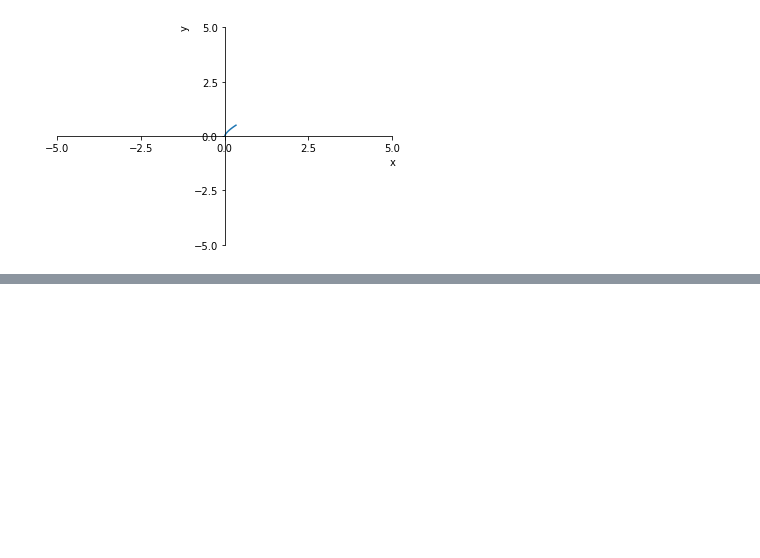
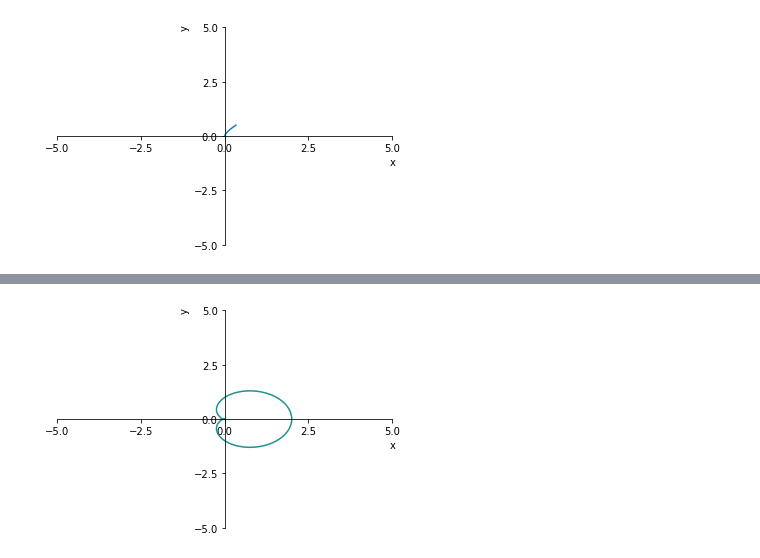
Before and after one commit to Zhurp2020/NLP-from-scratch, a Jupyter notebook: Thomas Calculus/Chapter 11 code.ipynb, the cells around one changed output, grey strips where cells are left out. Drawn from its saved outputs; the diff is of its cells as text; code cells hidden in the pictures; blank space fills up the shorter version.

```diff
--- a/Thomas Calculus/Chapter 11 code.ipynb
+++ b/Thomas Calculus/Chapter 11 code.ipynb
@@ -138,0 +162,6 @@ a.ax.plot(x,y)
+# %%
+def f(x,y):
+    return x**2 + y**2 - np.sqrt(x**2 + y**2) -x
+FunctionPlotter(f,0).PlotContour()
+# %% [output]
+[figure, added]
```
Also changed, not shown: parts of 10 cells of this notebook, 2 other files.
